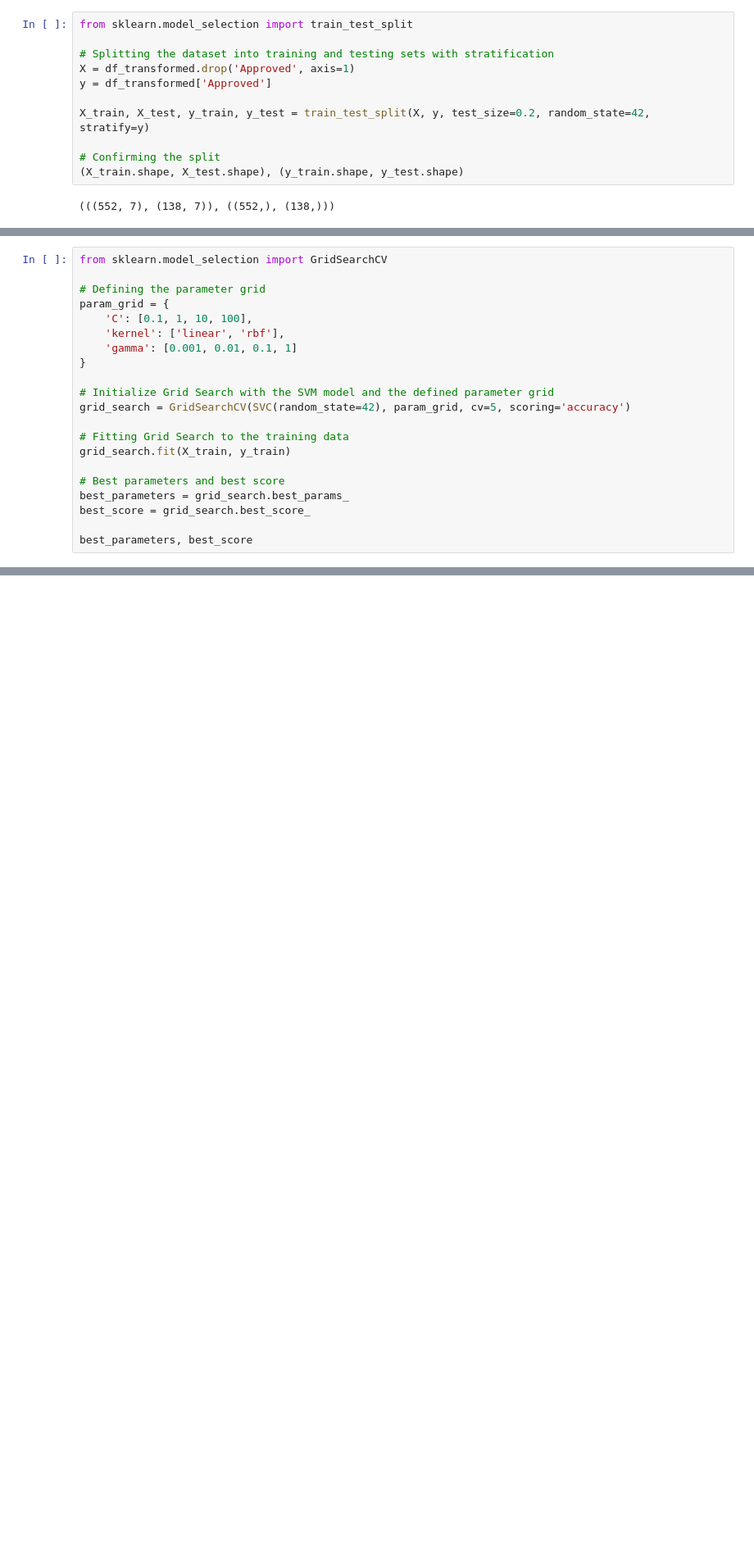
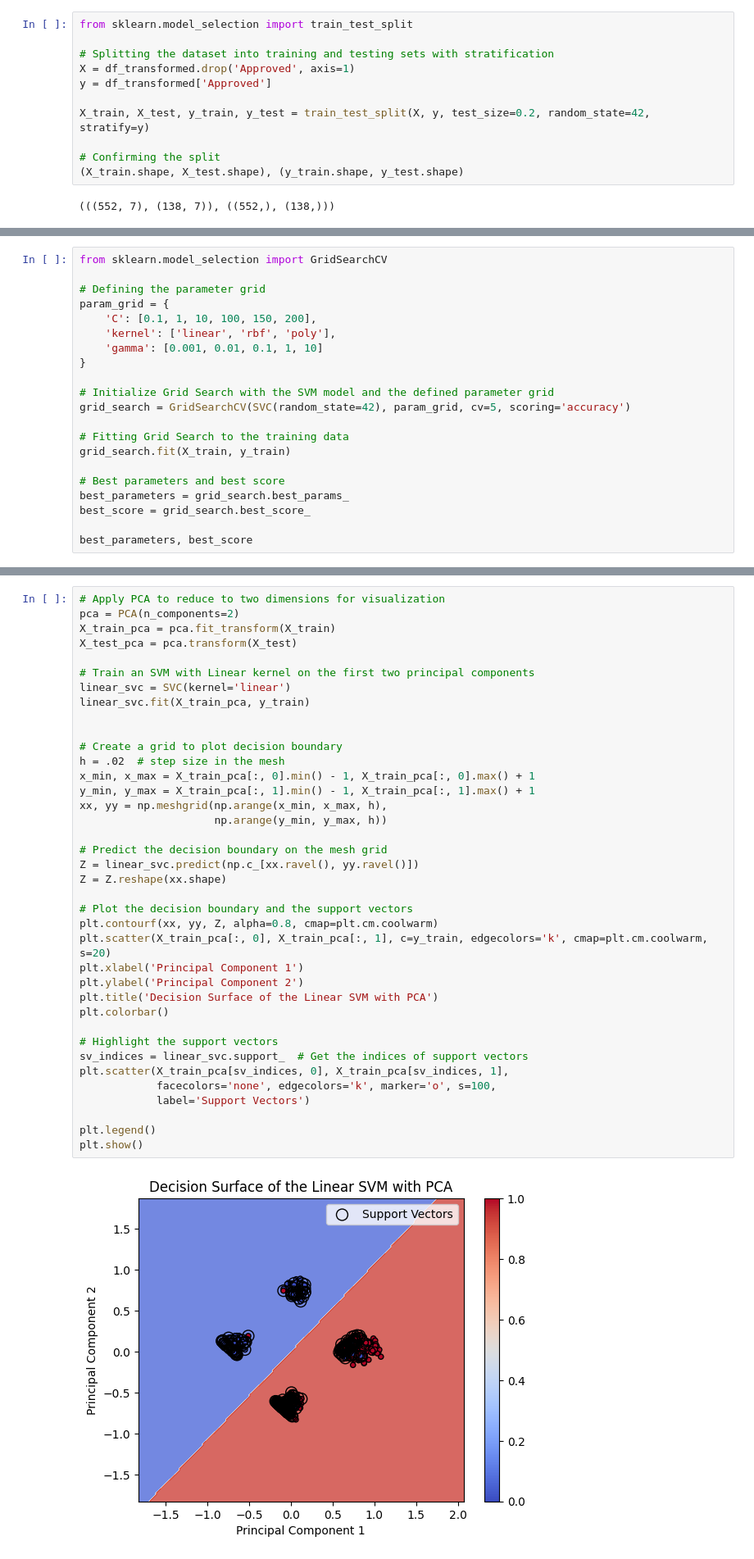
Before and after one commit to ZahirAhmadChaudhry/credit-cards-approval-classification-using-SVM, a Jupyter notebook: src/Model_Training.ipynb, the cells around one changed output, grey strips where cells are left out. Shown: that part at 82% size. Drawn from its saved outputs; the diff is of its cells as text; blank space fills up the shorter version.

Commit message:
Model Training

```diff
--- a/src/Model_Training.ipynb
+++ b/src/Model_Training.ipynb
@@ -42,9 +42,9 @@ from sklearn.model_selection import GridSearchCV
 
 # Defining the parameter grid
 param_grid = {
-    'C': [0.1, 1, 10, 100],
-    'kernel': ['linear', 'rbf'],
-    'gamma': [0.001, 0.01, 0.1, 1]
+    'C': [0.1, 1, 10, 100, 150, 200],
+    'kernel': ['linear', 'rbf', 'poly'],
+    'gamma': [0.001, 0.01, 0.1, 1, 10]
 }
 
 # Initialize Grid Search with the SVM model and the defined parameter grid
@@ -129,0 +110,40 @@ accuracy_resampled, precision_resampled, recall_resampled, f1_resampled, roc_auc
+# %%
+# Apply PCA to reduce to two dimensions for visualization
+pca = PCA(n_components=2)
+X_train_pca = pca.fit_transform(X_train)
+X_test_pca = pca.transform(X_test)
+
+# Train an SVM with Linear kernel on the first two principal components
+linear_svc = SVC(kernel='linear')
+linear_svc.fit(X_train_pca, y_train)
+
+
+# Create a grid to plot decision boundary
+h = .02  # step size in the mesh
+x_min, x_max = X_train_pca[:, 0].min() - 1, X_train_pca[:, 0].max() + 1
+y_min, y_max = X_train_pca[:, 1].min() - 1, X_train_pca[:, 1].max() + 1
+xx, yy = np.meshgrid(np.arange(x_min, x_max, h),
+                     np.arange(y_min, y_max, h))
+
+# Predict the decision boundary on the mesh grid
+Z = linear_svc.predict(np.c_[xx.ravel(), yy.ravel()])
+Z = Z.reshape(xx.shape)
+
+# Plot the decision boundary and the support vectors
+plt.contourf(xx, yy, Z, alpha=0.8, cmap=plt.cm.coolwarm)
+plt.scatter(X_train_pca[:, 0], X_train_pca[:, 1], c=y_train, edgecolors='k', cmap=plt.cm.coolwarm, s=20)
+plt.xlabel('Principal Component 1')
+plt.ylabel('Principal Component 2')
+plt.title('Decision Surface of the Linear SVM with PCA')
+plt.colorbar()
+
+# Highlight the support vectors
+sv_indices = linear_svc.support_  # Get the indices of support vectors
+plt.scatter(X_train_pca[sv_indices, 0], X_train_pca[sv_indices, 1],
+            facecolors='none', edgecolors='k', marker='o', s=100,
+            label='Support Vectors')
+
+plt.legend()
+plt.show()
+# %% [output]
+[figure, added]
```
Also changed, not shown: parts of 29 cells of this notebook, 3 other files.
